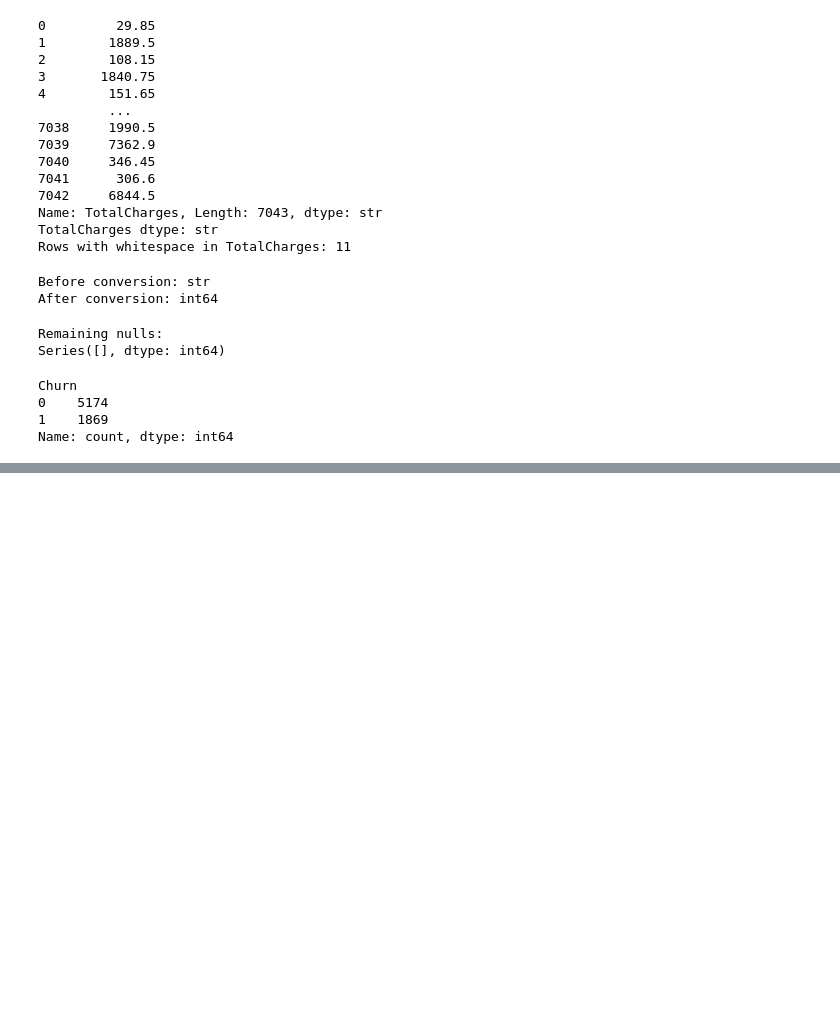
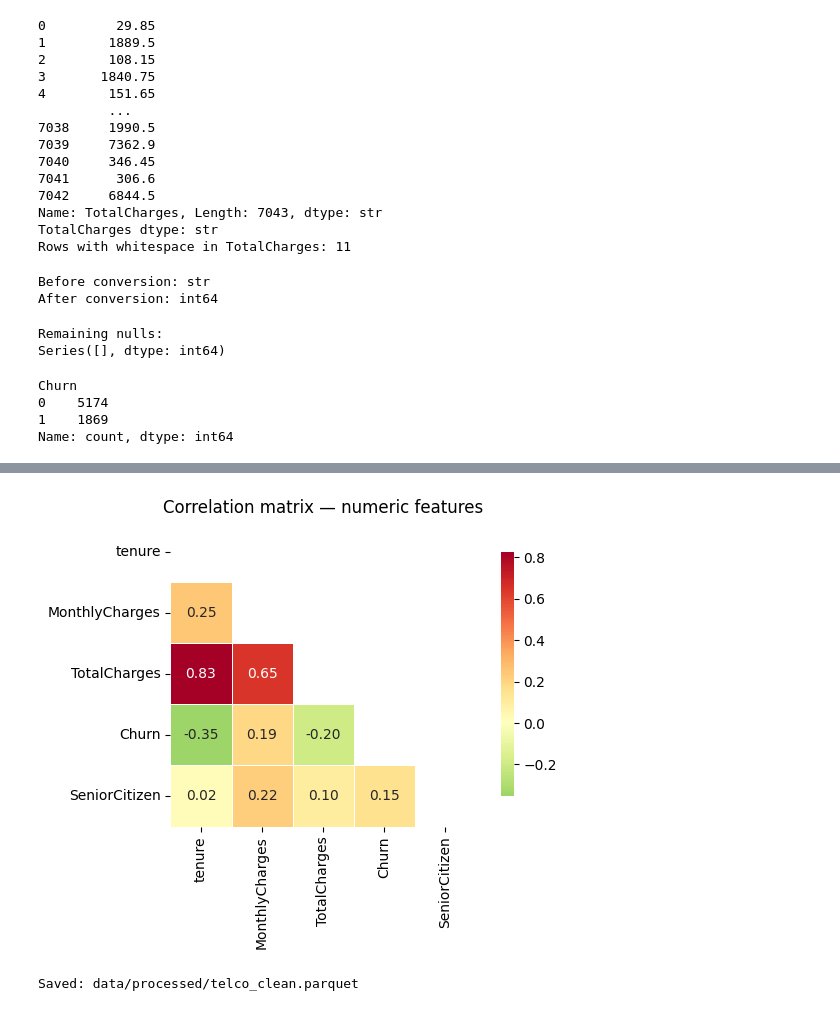
Before and after one commit to mynameisdevinchau/telco-churn-prediction, a Jupyter notebook: notebooks/EDA.ipynb, the cells around one changed output, grey strips where cells are left out. Cells and saved outputs as stored; diff of their text form; code cells hidden in the pictures; blank space fills up the shorter version.

```diff
--- a/notebooks/EDA.ipynb
+++ b/notebooks/EDA.ipynb
@@ -156,0 +245,25 @@ Text(0, 0.5, 'Churn Rate')
+# %%
+corr = df[["tenure", "MonthlyCharges", "TotalCharges", "Churn", "SeniorCitizen"]].corr()
+
+sns.heatmap(
+    corr,
+    mask=np.triu(np.ones_like(corr, dtype=bool)),
+    annot=True,
+    fmt=".2f",
+    cmap="RdYlGn_r",
+    center=0,
+    square=True,
+    linewidths=0.5,
+    cbar_kws={"shrink": 0.8}
+)
+
+plt.title("Correlation matrix — numeric features")
+plt.tight_layout()
+plt.show()
+# %% [output]
+[figure, added]
+# %%
+df.to_parquet("../data/processed/telco_clean.parquet", index=False)
+print("Saved: data/processed/telco_clean.parquet")
+# %% [output]
+Saved: data/processed/telco_clean.parquet
```
Also changed, not shown: parts of 19 cells of this notebook, 3 other files.
